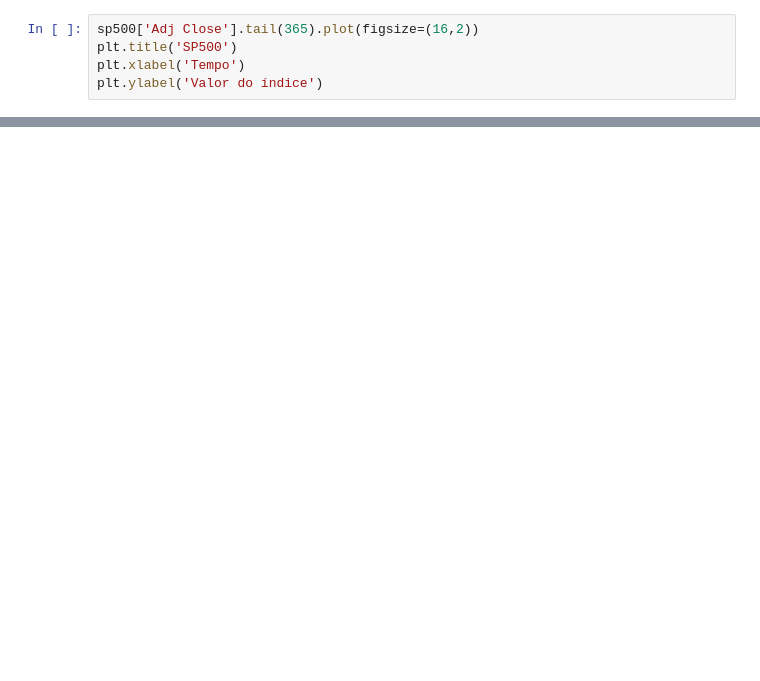
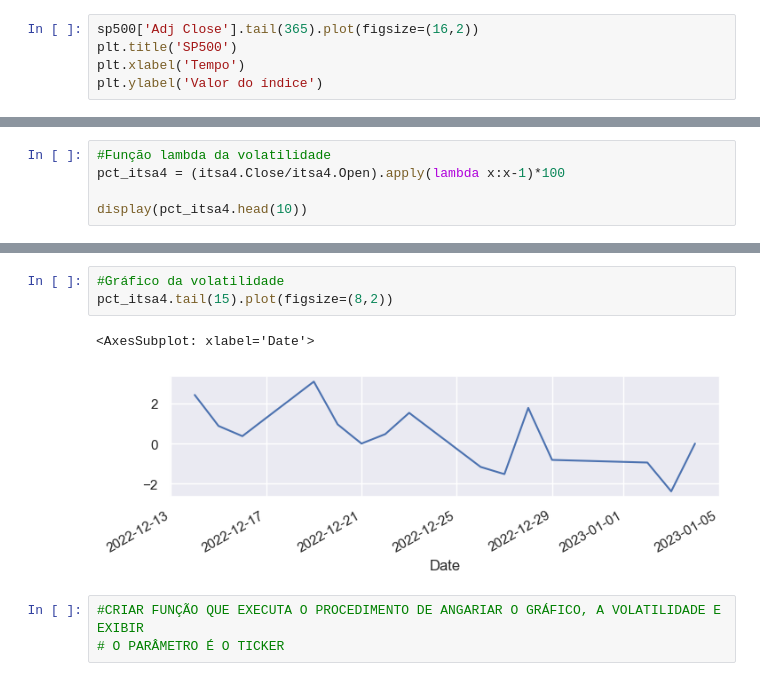
Before and after one commit to kioolz/Python, a Jupyter notebook: PyFi/Ibovespa/IBOVESPA.ipynb, the cells around one changed output, grey strips where cells are left out. Drawn from its saved outputs; the diff is of its cells as text; blank space fills up the shorter version.

```diff
--- a/PyFi/Ibovespa/IBOVESPA.ipynb
+++ b/PyFi/Ibovespa/IBOVESPA.ipynb
@@ -97,0 +180,5 @@ Text(0, 0.5, 'Valor do índice')
+# %%
+#Função lambda da volatilidade
+pct_itsa4 = (itsa4.Close/itsa4.Open).apply(lambda x:x-1)*100
+
+display(pct_itsa4.head(10))
@@ -97,0 +198,9 @@ Text(0, 0.5, 'Valor do índice')
+# %%
+#Gráfico da volatilidade
+pct_itsa4.tail(15).plot(figsize=(8,2))
+# %% [output]
+<AxesSubplot: xlabel='Date'>
+[figure, added]
+# %%
+#CRIAR FUNÇÃO QUE EXECUTA O PROCEDIMENTO DE ANGARIAR O GRÁFICO, A VOLATILIDADE E EXIBIR
+# O PARÂMETRO É O TICKER
```
Also changed, not shown: parts of 37 cells of this notebook.
